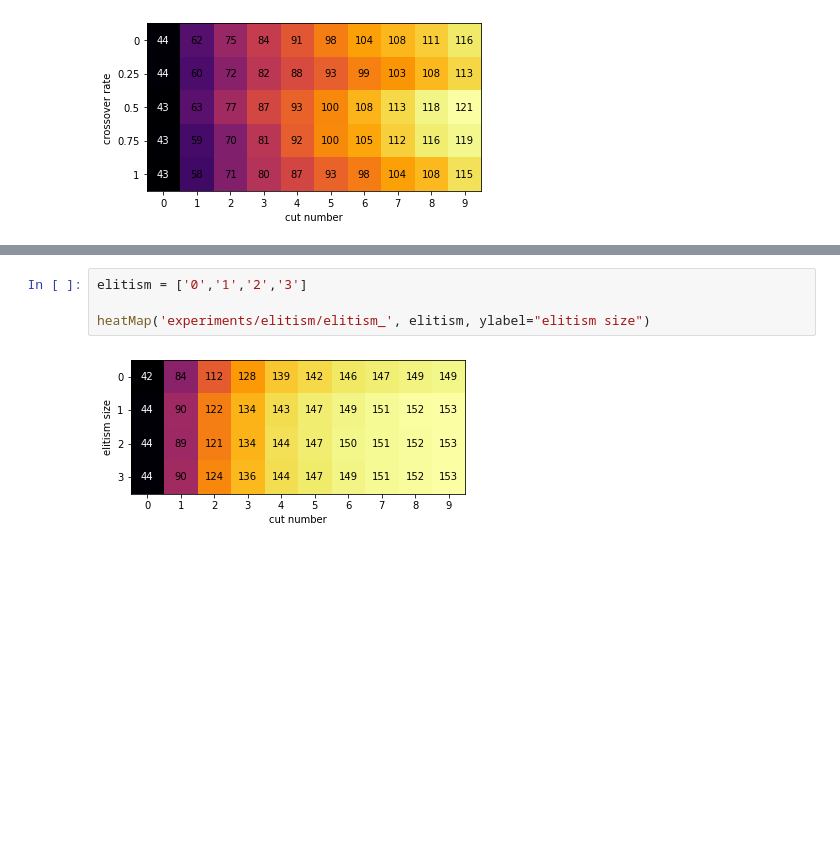
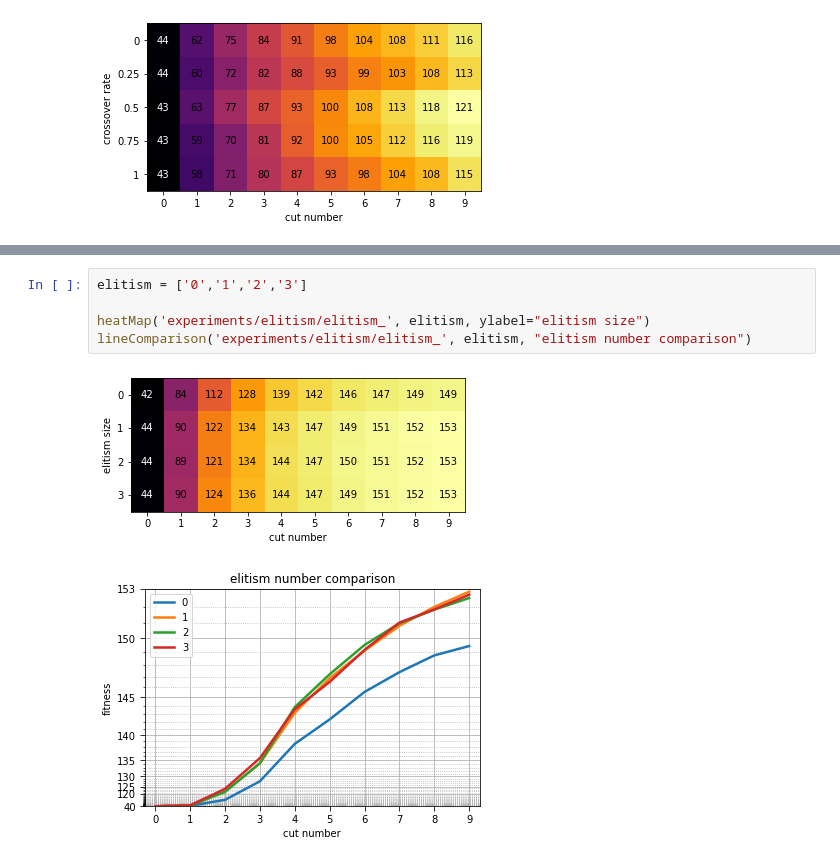
Before and after one commit to TEXflip/log-carving-approximator, a Jupyter notebook: plot_result.ipynb, the cells around one changed output, grey strips where cells are left out. Drawn from its saved outputs; the diff is of its cells as text; blank space fills up the shorter version.

```diff
--- a/plot_result.ipynb
+++ b/plot_result.ipynb
@@ -145,9 +149,11 @@ plt.show()
 # %%
 elitism = ['0','1','2','3']
 
 heatMap('experiments/elitism/elitism_', elitism, ylabel="elitism size")
+lineComparison('experiments/elitism/elitism_', elitism, "elitism number comparison")
 # %% [output]
 [figure]
+[figure, added]
 # %%
 mut_rate = ['0.1','0.25','0.5','0.75','1']
 prefix = 'experiments/mutation rate/mut_rate_'
```
Also changed, not shown: parts of 8 cells of this notebook.
